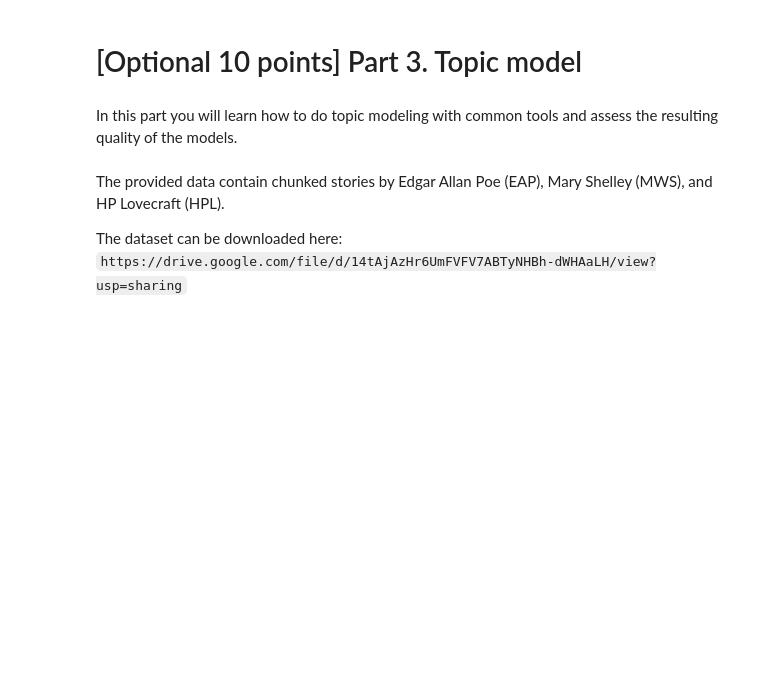
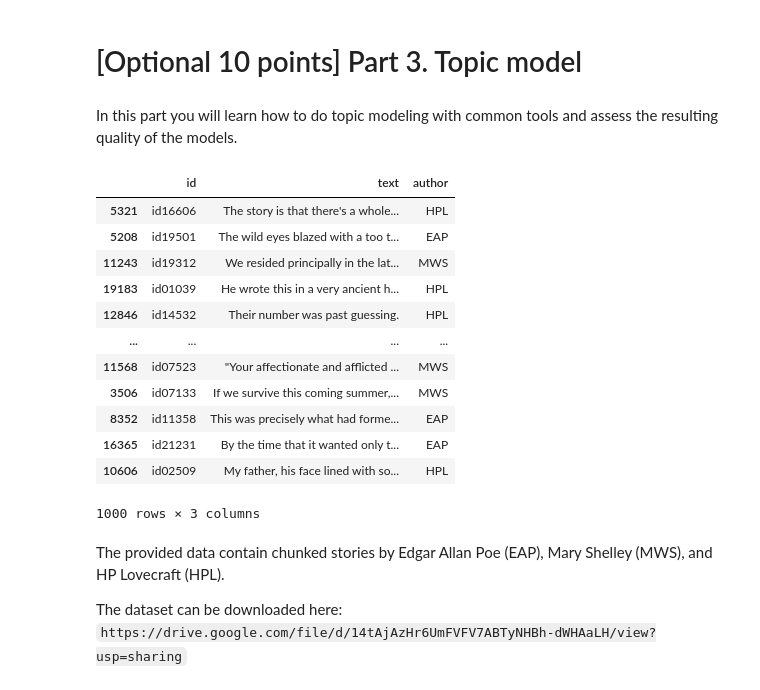
Before and after one commit to bogya345/NLP_labs, a Jupyter notebook: hw1.ipynb, the cells around one changed output. Drawn from its saved outputs; the diff is of its cells as text; code cells hidden in the pictures; blank space fills up the shorter version.

```diff
--- a/hw1.ipynb
+++ b/hw1.ipynb
@@ -180,6 +354,31 @@ Is everything all right with the result of cleaning these examples? What kind of
 # [Optional 10 points] Part 3. Topic model
 # %% [markdown]
 In this part you will learn how to do topic modeling with common tools and assess the resulting quality of the models.
+# %%
+import pandas as pd
+
+path3 = './storage/hw1/data.csv'
+# %%
+data3 = pd.read_csv(path3)
+
+# for debug
+data3 = data3.sample(1000)
+
+data3
+# %% [output]
+|  | id | text | author |
+| 5321 | id16606 | The story is that there's a whole... | HPL |
+| 5208 | id19501 | The wild eyes blazed with a too t... | EAP |
+| 11243 | id19312 | We resided principally in the lat... | MWS |
+| 19183 | id01039 | He wrote this in a very ancient h... | HPL |
+| 12846 | id14532 | Their number was past guessing. | HPL |
+| ... | ... | ... | ... |
+| 11568 | id07523 | "Your affectionate and afflicted ... | MWS |
+| 3506 | id07133 | If we survive this coming summer,... | MWS |
+| 8352 | id11358 | This was precisely what had forme... | EAP |
+| 16365 | id21231 | By the time that it wanted only t... | EAP |
+| 10606 | id02509 | My father, his face lined with so... | HPL |
+1000 rows × 3 columns
 # %% [markdown]
 The provided data contain chunked stories by Edgar Allan Poe (EAP), Mary Shelley (MWS), and HP Lovecraft (HPL).
 
```
Also changed, not shown: parts of 34 cells of this notebook, 1 other file.
